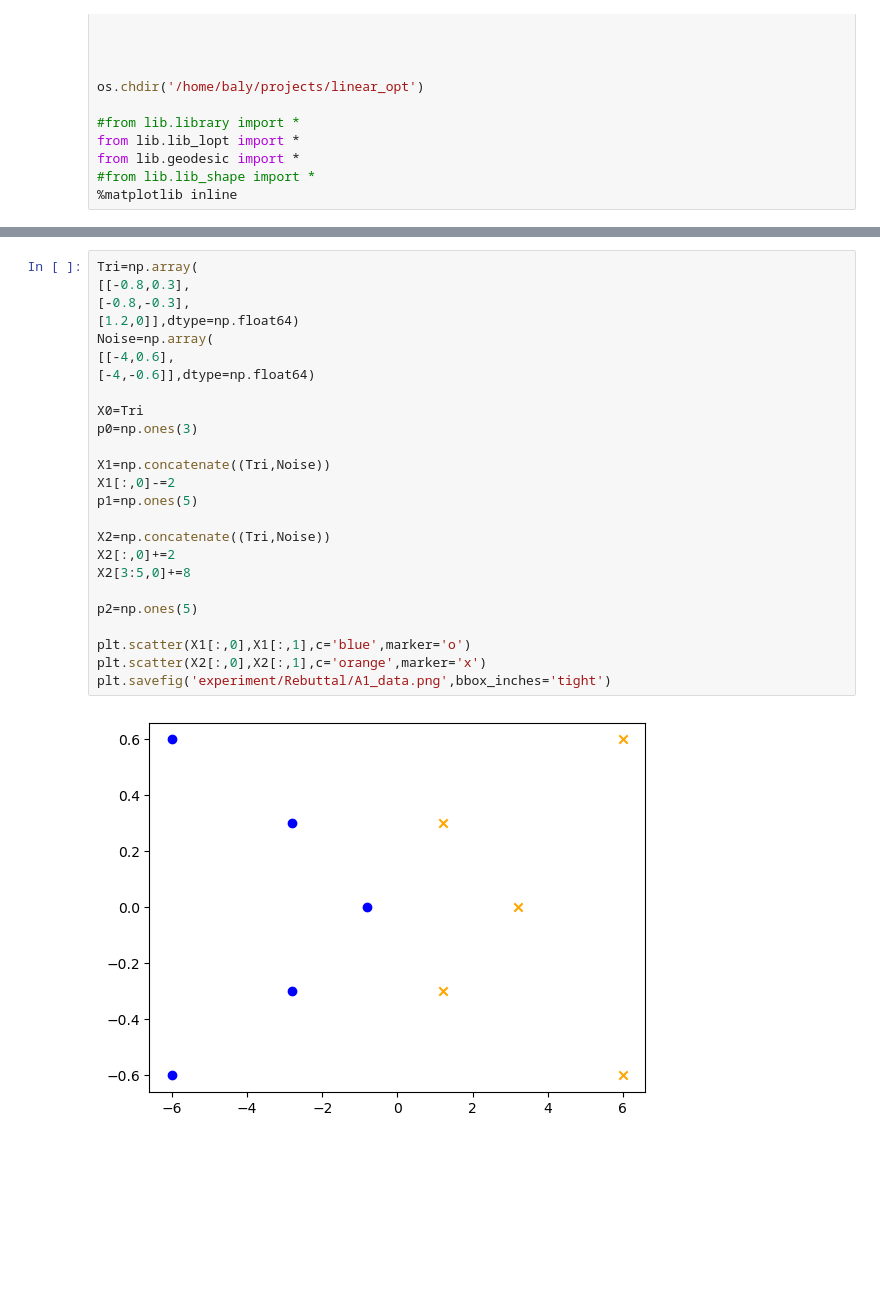
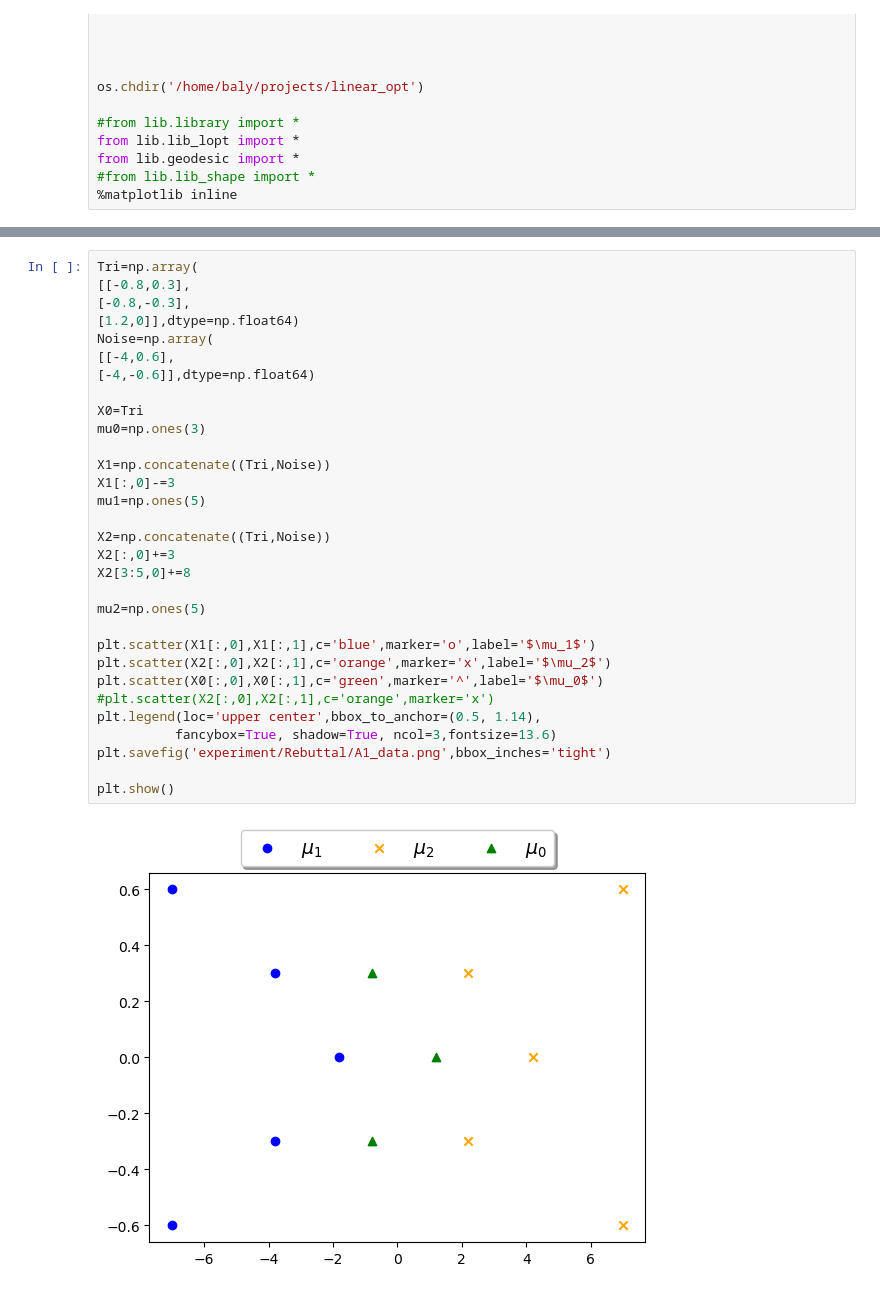
Before and after one commit to yikun-baio/LinearOPT, a Jupyter notebook: HK_interporlation.ipynb, the cells around one changed output, grey strips where cells are left out. Drawn from its saved outputs; the diff is of its cells as text; blank space fills up the shorter version.

```diff
--- a/HK_interporlation.ipynb
+++ b/HK_interporlation.ipynb
@@ -115,28 +256,34 @@ NameError: name 'result' is not defined
 # %%
 Tri=np.array(
 [[-0.8,0.3],
 [-0.8,-0.3],
 [1.2,0]],dtype=np.float64)
 Noise=np.array(
 [[-4,0.6],
 [-4,-0.6]],dtype=np.float64)
 
 X0=Tri
-p0=np.ones(3)
+mu0=np.ones(3)
 
 X1=np.concatenate((Tri,Noise))
-X1[:,0]-=2
-p1=np.ones(5)
+X1[:,0]-=3
+mu1=np.ones(5)
 
 X2=np.concatenate((Tri,Noise))
-X2[:,0]+=2
+X2[:,0]+=3
 X2[3:5,0]+=8
 
-p2=np.ones(5)
+mu2=np.ones(5)
 
-plt.scatter(X1[:,0],X1[:,1],c='blue',marker='o')
-plt.scatter(X2[:,0],X2[:,1],c='orange',marker='x')
+plt.scatter(X1[:,0],X1[:,1],c='blue',marker='o',label='$\mu_1$')
+plt.scatter(X2[:,0],X2[:,1],c='orange',marker='x',label='$\mu_2$')
+plt.scatter(X0[:,0],X0[:,1],c='green',marker='^',label='$\mu_0$')
+#plt.scatter(X2[:,0],X2[:,1],c='orange',marker='x')
+plt.legend(loc='upper center',bbox_to_anchor=(0.5, 1.14),
+          fancybox=True, shadow=True, ncol=3,fontsize=13.6)
 plt.savefig('experiment/Rebuttal/A1_data.png',bbox_inches='tight')
+
+plt.show()
 # %% [output]
-[figure, old version]
+[figure, new version]
 # %%
```
Also changed, not shown: parts of 8 cells of this notebook, 12 other files.
